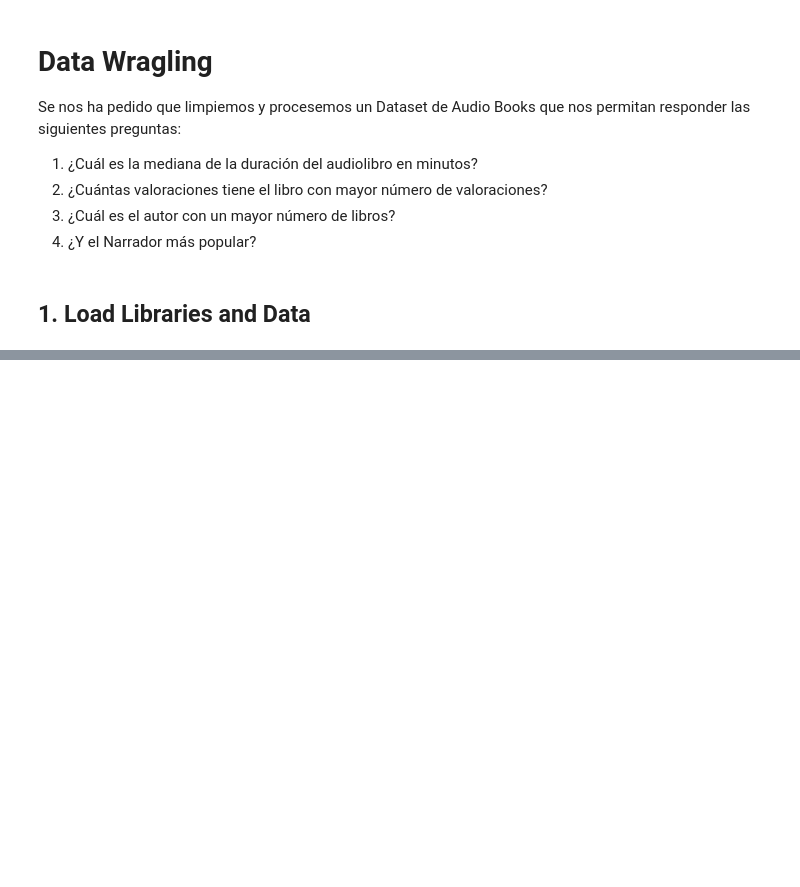
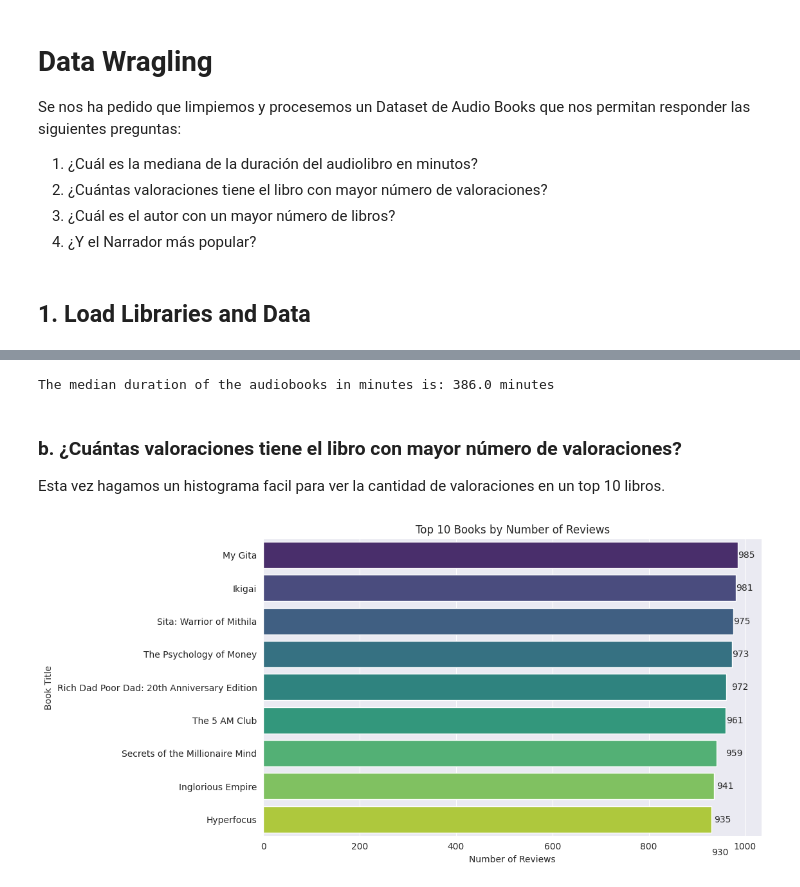
Before and after one commit to Chrissroman/md004_ha_dv, a Jupyter notebook: notebooks/S6T2_AudioBook_ChristianR_20260416.ipynb, the cells around one changed output, grey strips where cells are left out. Cells and saved outputs as stored; diff of their text form; code cells hidden in the pictures; blank space fills up the shorter version.

```diff
--- a/notebooks/S6T2_AudioBook_ChristianR_20260416.ipynb
+++ b/notebooks/S6T2_AudioBook_ChristianR_20260416.ipynb
@@ -34,0 +48,3 @@ data.head()
+# %%
+# Copy to transformation
+df = data.copy()
@@ -34,0 +62,12 @@ data.head()
+# %%
+def transform_time(time_str):
+
+    import re
+    hrs_pattern = re.match(r'(\d+)\s*hrs?.*?', time_str)
+    mins_pattern = re.match(r'.*?(\d+)\s*mins?', time_str)
+    hrs = int(hrs_pattern.group(1)) if hrs_pattern else 0
+    mins = int(mins_pattern.group(1)) if mins_pattern else 0
+
+    return hrs * 60 + mins
+
+df['time_minutes'] = df['time'].apply(transform_time)
@@ -34,0 +76,7 @@ data.head()
+# %%
+def transform_n_reviews(stars_str):
+    import re
+    pattern = re.match(r'.*?(\d+)\s*ratings', stars_str)
+    return int(pattern.group(1)) if pattern else 0
+
+df['n_reviews'] = df['stars'].apply(transform_n_reviews)
@@ -34,0 +85,11 @@ data.head()
+# %%
+def clean_author_narrator(field_str, prefix):
+    import re
+    pattern = re.match(rf'{prefix}:\s*(.*)', field_str)
+    name = pattern.group(1).strip() if pattern else None
+    # Insert withespace between lowercase and uppercase letters
+    name = re.sub(r'(?<=[a-z])(?=[A-Z])', ' ', name) if name else None
+    return name
+
+df['author_clean'] = df['author'].apply(lambda x: clean_author_narrator(x, "Writtenby"))
+df['narrator_clean'] = df['narrator'].apply(lambda x: clean_author_narrator(x, "Narratedby"))
@@ -34,0 +104,24 @@ data.head()
+# %%
+print( "The median duration of the audiobooks in minutes is:",
+    df['time_minutes'].median(), "minutes"
+)
+# %% [output]
+The median duration of the audiobooks in minutes is: 386.0 minutes
+# %% [markdown]
+### b. ¿Cuántas valoraciones tiene el libro con mayor número de valoraciones?
+
+Esta vez hagamos un histograma facil para ver la cantidad de valoraciones en un top 10 libros.
+# %%
+top_books = df.sort_values(by='n_reviews', ascending=False).head(10)
+
+plt.figure(figsize=(10,6))
+sns.barplot(x='n_reviews', y='name', data=top_books, palette='viridis', hue = 'name')
+## Adding labels over bars
+for index, value in enumerate(top_books['n_reviews']):
+    plt.text(value, index, str(value), va='center')
+plt.title('Top 10 Books by Number of Reviews')
+plt.xlabel('Number of Reviews')
+plt.ylabel('Book Title')
+plt.show()
+# %% [output]
+[figure, added]
```
Also changed, not shown: parts of 17 cells of this notebook.
